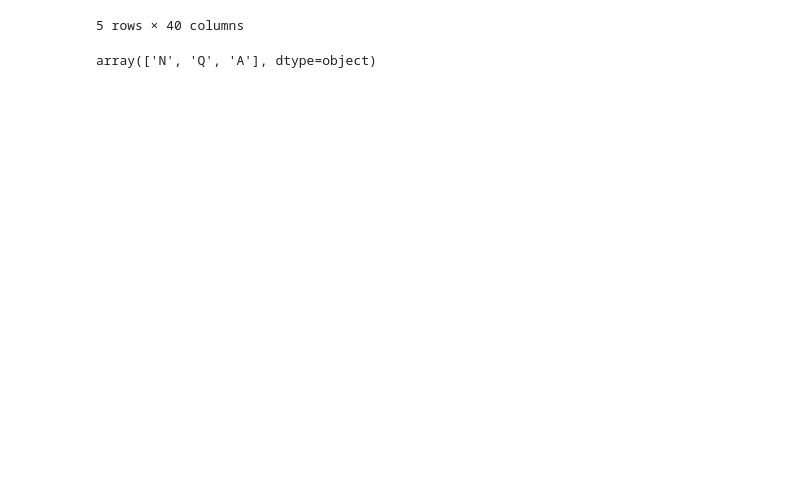
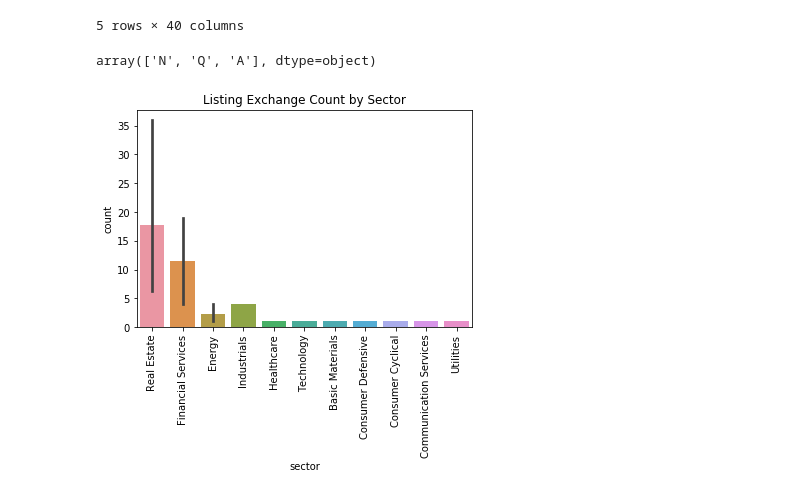
Before and after one commit to ipatel467/Stock-Market-Analysis, a Jupyter notebook: StocksP2.ipynb, the cells around one changed output. Cells and saved outputs as stored; diff of their text form; code cells hidden in the pictures; blank space fills up the shorter version.

```diff
--- a/StocksP2.ipynb
+++ b/StocksP2.ipynb
@@ -666,0 +651,10 @@ lis
+# %%
+list_sec.rename({'symbol':'count'},axis=1,inplace=True)
+# %%
+list_sec = list_sec.sort_values(by = 'count', ascending = False)
+# %%
+sns.barplot(x=list_sec['sector'], y= list_sec['count']);
+plt.xticks(rotation=90);
+plt.title('Listing Exchange Count by Sector');
+# %% [output]
+[figure, added]
```
Also changed, not shown: parts of 8 cells of this notebook.
